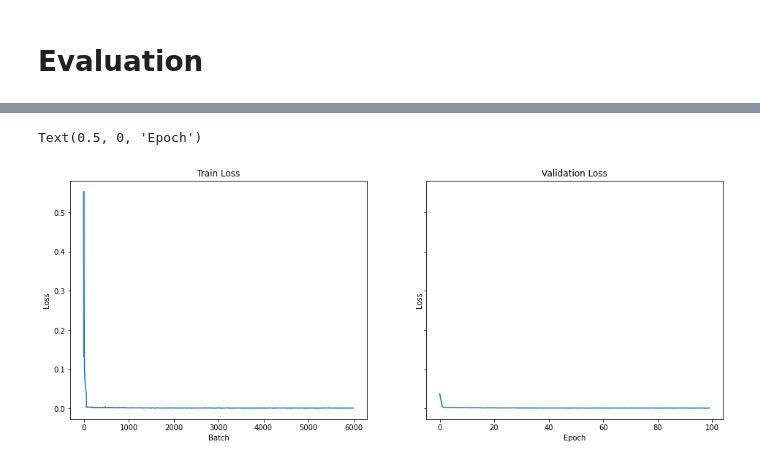
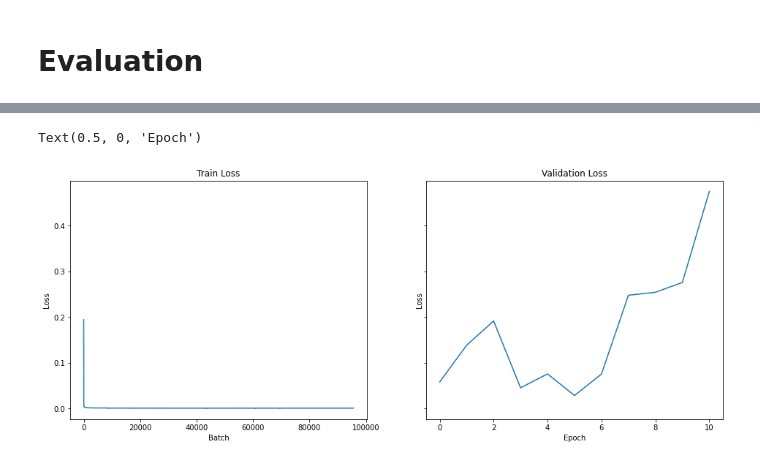
Before and after one commit to Fournierp/alfred, a Jupyter notebook: models/LSTM.ipynb, the cells around one changed output, grey strips where cells are left out. Saved outputs shown, nothing was run; the diff lists cells and outputs as text; code cells hidden in the pictures.

```diff
--- a/models/LSTM.ipynb
+++ b/models/LSTM.ipynb
@@ -197,9 +234,7 @@ class LossHistory(Callback):
         self.loss.append(logs.get('loss'))
 
     def on_epoch_end(self, epoch, logs={}):
-        self.val_loss.append(logs.get('loss'))
-
-cb = LossHistory()
+        self.val_loss.append(logs.get('val_loss'))
 # %%
 def LSTM_model(input_shape, output_shape, neurons, dropout):
     x = Input(shape=input_shape)
@@ -236,6 +271,12 @@ schedule = SGDRScheduler(min_lr=1e-3,
                          lr_decay=0.9,
                          cycle_length= 3,
                          mult_factor=1.5)
+
+# Callback function to graph losses
+lh = LossHistory()
+
+# Callback function to stopp when the validation loss stagnates
+es = EarlyStopping(patience=5)
 # %% [markdown]
 # Training
 # %%
@@ -269,13 +318,13 @@ model.evaluate(x_test, y_test)
 # %%
 f, (ax1, ax2) = plt.subplots(1, 2, sharey=True, figsize=(16,6))
-ax1.plot(cb.loss)
+ax1.plot(lh.loss)
 ax1.set_title('Train Loss')
 ax1.set_ylabel('Loss')
 ax1.set_xlabel('Batch')
-ax2.plot(cb.val_loss)
+ax2.plot(lh.val_loss)
 ax2.set_title('Validation Loss')
 ax2.set_ylabel('Loss')
 ax2.set_xlabel('Epoch')
 # %% [output]
 Text(0.5, 0, 'Epoch')
-[figure, old version]
+[figure, new version]
```
Also changed, not shown: parts of 27 cells of this notebook, 3 other files.
